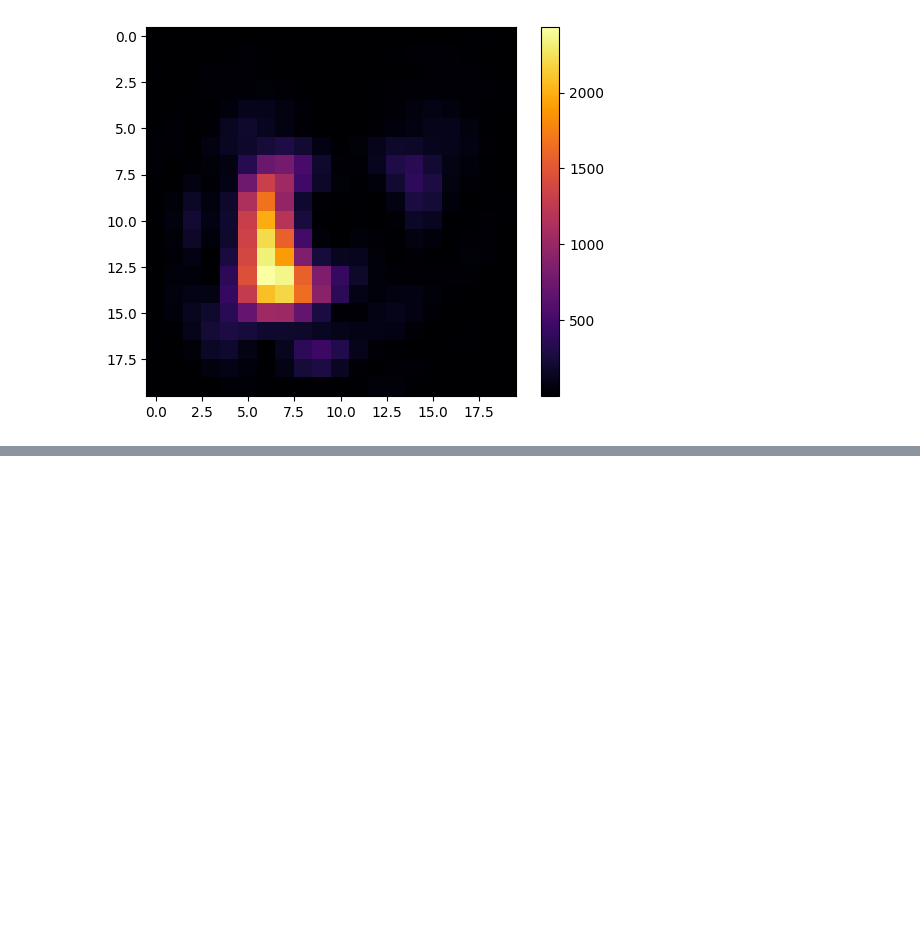
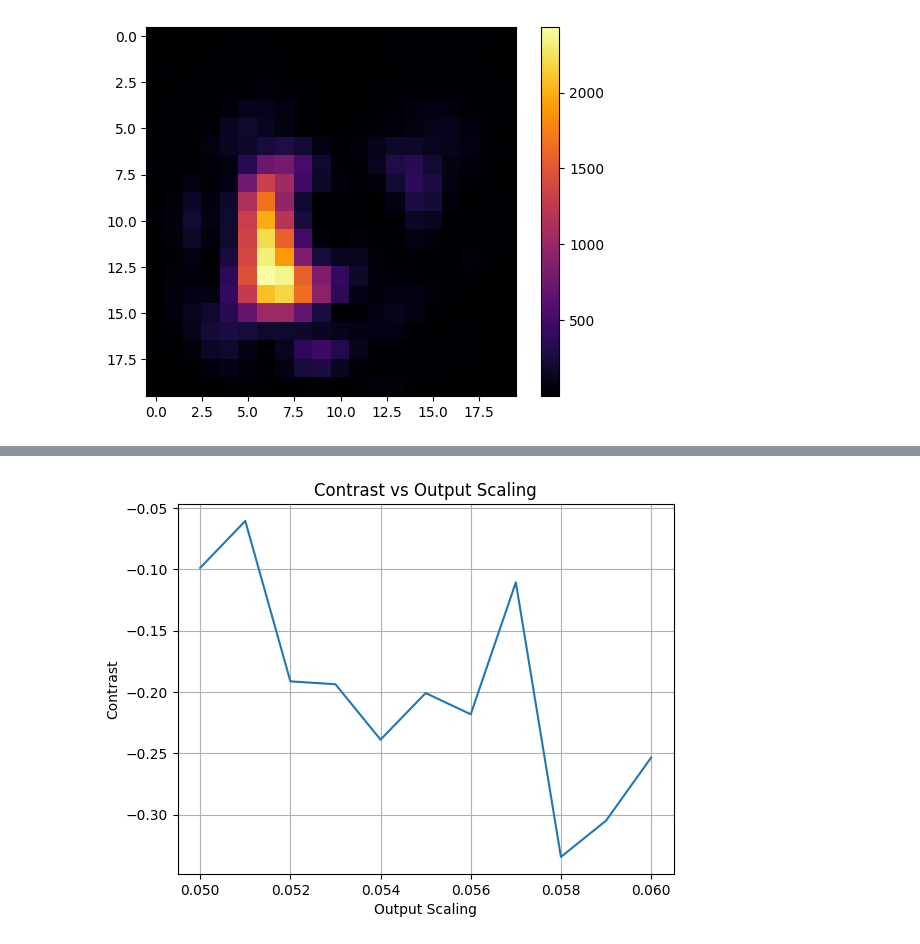
Before and after one commit to AlexeiKorolev/NASA-RL-Wavefront-Control, a Jupyter notebook: RL/visualize.ipynb, the cells around one changed output, grey strips where cells are left out. Saved outputs shown, nothing was run; the diff lists cells and outputs as text; code cells hidden in the pictures; blank space fills up the shorter version.

```diff
--- a/RL/visualize.ipynb
+++ b/RL/visualize.ipynb
@@ -451,0 +625,12 @@ MSE: 3.709838048552781
+# %%
+values = np.linspace(0.05, 0.06, 11)
+results = [objective(x) for x in values]
+# %%
+plt.plot(values, results)
+plt.xlabel('Output Scaling')
+plt.ylabel('Contrast')
+plt.title('Contrast vs Output Scaling')
+plt.grid(True)
+plt.show()
+# %% [output]
+[figure, added]
```
Also changed, not shown: parts of 14 cells of this notebook, 1 other file.
